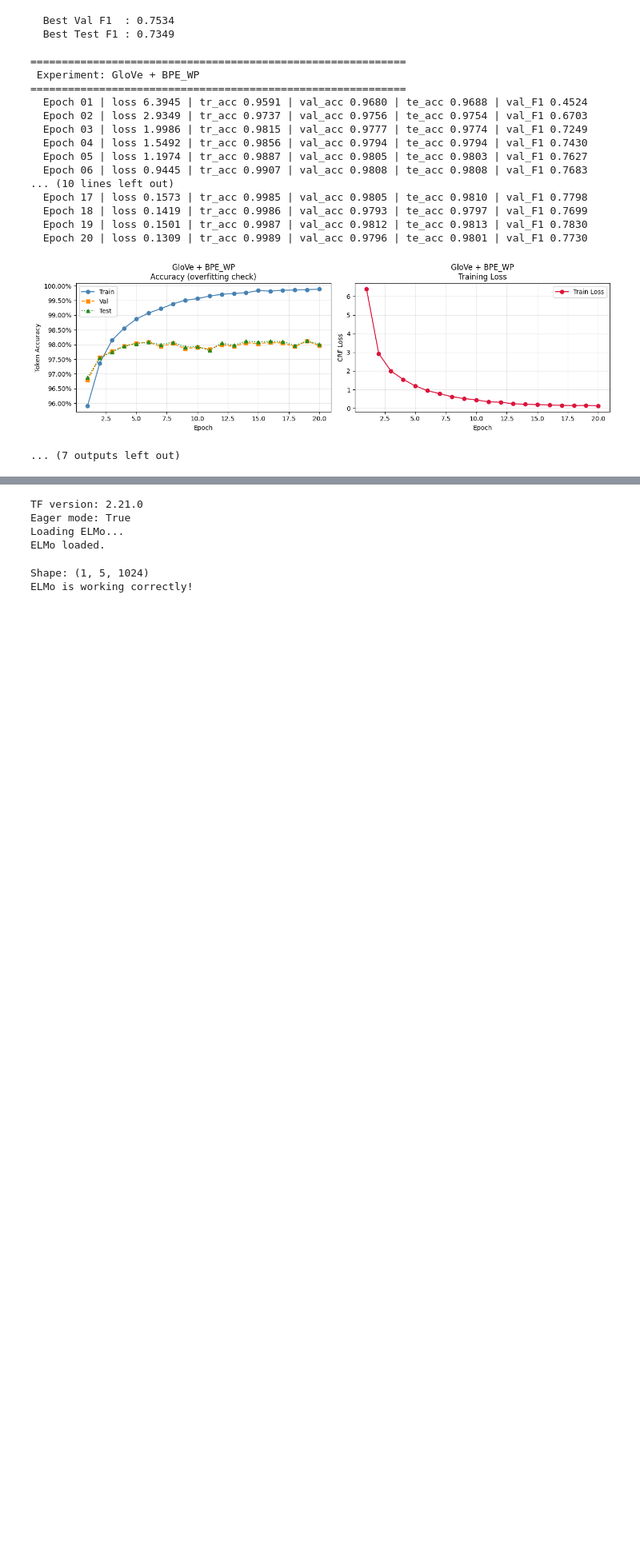
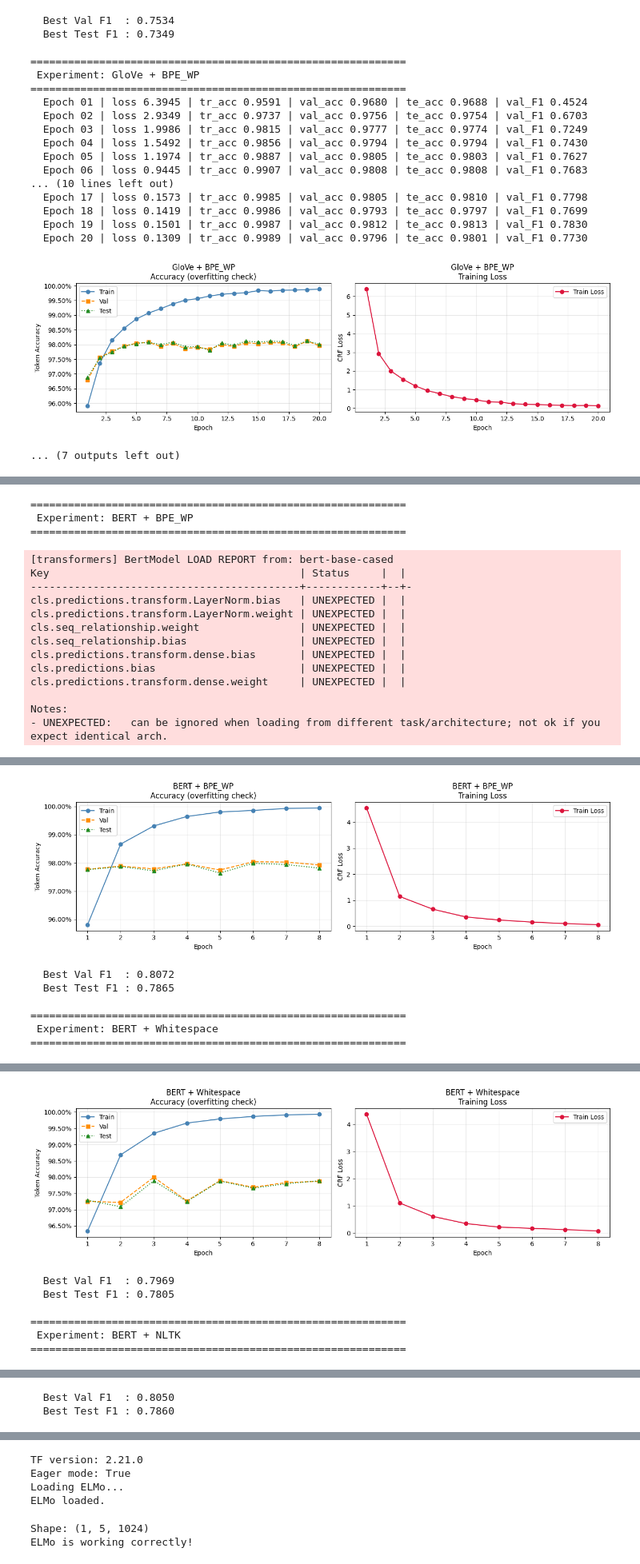
Before and after one commit to UdamShakya/Natural_Language_Processing_Multiple_models, a Jupyter notebook: S20861_CSC4182_NaturalLanguageProcessing_ProgrammingAssignment01.ipynb, the cells around one changed output, grey strips where cells are left out. Shown at 80% size. Drawn from its saved outputs; the diff is of its cells as text; code cells hidden in the pictures; blank space fills up the shorter version.

Commit message:
Bert +three tokenization models

```diff
--- a/S20861_CSC4182_NaturalLanguageProcessing_ProgrammingAssignment01.ipynb
+++ b/S20861_CSC4182_NaturalLanguageProcessing_ProgrammingAssignment01.ipynb
@@ -808,0 +811,64 @@ for embed_name, embed_matrix in EMBEDDING_MATRICES.items():
+# %%
+BERT_EPOCHS     = 8       # BERT converges faster; 5–10 is usually enough
+BERT_LR         = 2e-5
+BERT_BATCH_SIZE = 16      # use 8 if OOM
+BERT_NAME       = 'bert-base-cased'
+
+BERT_TOK_MODES = ['bpe_wp', 'whitespace', 'nltk']
+BERT_TOK_LABELS = {'bpe_wp': 'BPE_WP', 'whitespace': 'Whitespace', 'nltk': 'NLTK'}
+
+for mode in BERT_TOK_MODES:
+    label = f'BERT + {BERT_TOK_LABELS[mode]}'
+    separator = '='*60
+    print(f'\n{separator}')
+    print(f' Experiment: {label}')
+    print(f'{separator}')
+
+    tr_ds = BERTDataset(train_data, tag2idx, hf_tokenizer, mode=mode)
+    vl_ds = BERTDataset(val_data,   tag2idx, hf_tokenizer, mode=mode)
+    te_ds = BERTDataset(test_data,  tag2idx, hf_tokenizer, mode=mode)
+
+    tr_loader = DataLoader(tr_ds, batch_size=BERT_BATCH_SIZE, shuffle=True)
+    vl_loader = DataLoader(vl_ds, batch_size=BERT_BATCH_SIZE, shuffle=False)
+    te_loader = DataLoader(te_ds, batch_size=BERT_BATCH_SIZE, shuffle=False)
+
+    model = BERT_CRF(BERT_NAME, num_tags=NUM_CLASSES, dropout=0.2).to(DEVICE)
+
+    history = train_bert_model(model, tr_loader, vl_loader, te_loader,
+                                n_epochs=BERT_EPOCHS, lr=BERT_LR, device=DEVICE)
+    plot_accuracy_curves(history, title=label)
+
+    results_table.append({
+        'Embedding' : 'BERT',
+        'Tokenizer' : BERT_TOK_LABELS[mode],
+        'Val F1'    : round(history['val_f1'],  4),
+        'Test F1'   : round(history['test_f1'], 4),
+        'Val Acc'   : round(max(history['val_acc']),  4),
+        'Test Acc'  : round(max(history['test_acc']), 4),
+    })
+    del model
+    if torch.cuda.is_available():
+            torch.cuda.empty_cache()
+    elif torch.backends.mps.is_available():
+            # torch.mps.empty_cache may not exist on all PyTorch versions; guard it.
+        try:
+            torch.mps.empty_cache()
+        except Exception:
+            pass
+# %% [output]
+============================================================
+ Experiment: BERT + BPE_WP
+============================================================
+[transformers] BertModel LOAD REPORT from: bert-base-cased
+Key                                        | Status     |  |
+-------------------------------------------+------------+--+-
+cls.predictions.transform.LayerNorm.bias   | UNEXPECTED |  |
+cls.predictions.transform.LayerNorm.weight | UNEXPECTED |  |
+cls.seq_relationship.weight                | UNEXPECTED |  |
+cls.seq_relationship.bias                  | UNEXPECTED |  |
+cls.predictions.transform.dense.bias       | UNEXPECTED |  |
+cls.predictions.bias                       | UNEXPECTED |  |
+cls.predictions.transform.dense.weight     | UNEXPECTED |  |
+
+Notes:
+- UNEXPECTED:   can be ignored when loading from different task/architecture; not ok if you expect identical arch.
@@ -808,0 +883,7 @@ for embed_name, embed_matrix in EMBEDDING_MATRICES.items():
+[figure, added]
+  Best Val F1  : 0.8072
+  Best Test F1 : 0.7865
+
+============================================================
+ Experiment: BERT + Whitespace
+============================================================
@@ -808,0 +911,7 @@ for embed_name, embed_matrix in EMBEDDING_MATRICES.items():
+[figure, added]
+  Best Val F1  : 0.7969
+  Best Test F1 : 0.7805
+
+============================================================
+ Experiment: BERT + NLTK
+============================================================
@@ -808,0 +940,2 @@ for embed_name, embed_matrix in EMBEDDING_MATRICES.items():
+  Best Val F1  : 0.8050
+  Best Test F1 : 0.7860
```
Also changed, not shown: parts of 4 cells of this notebook.
